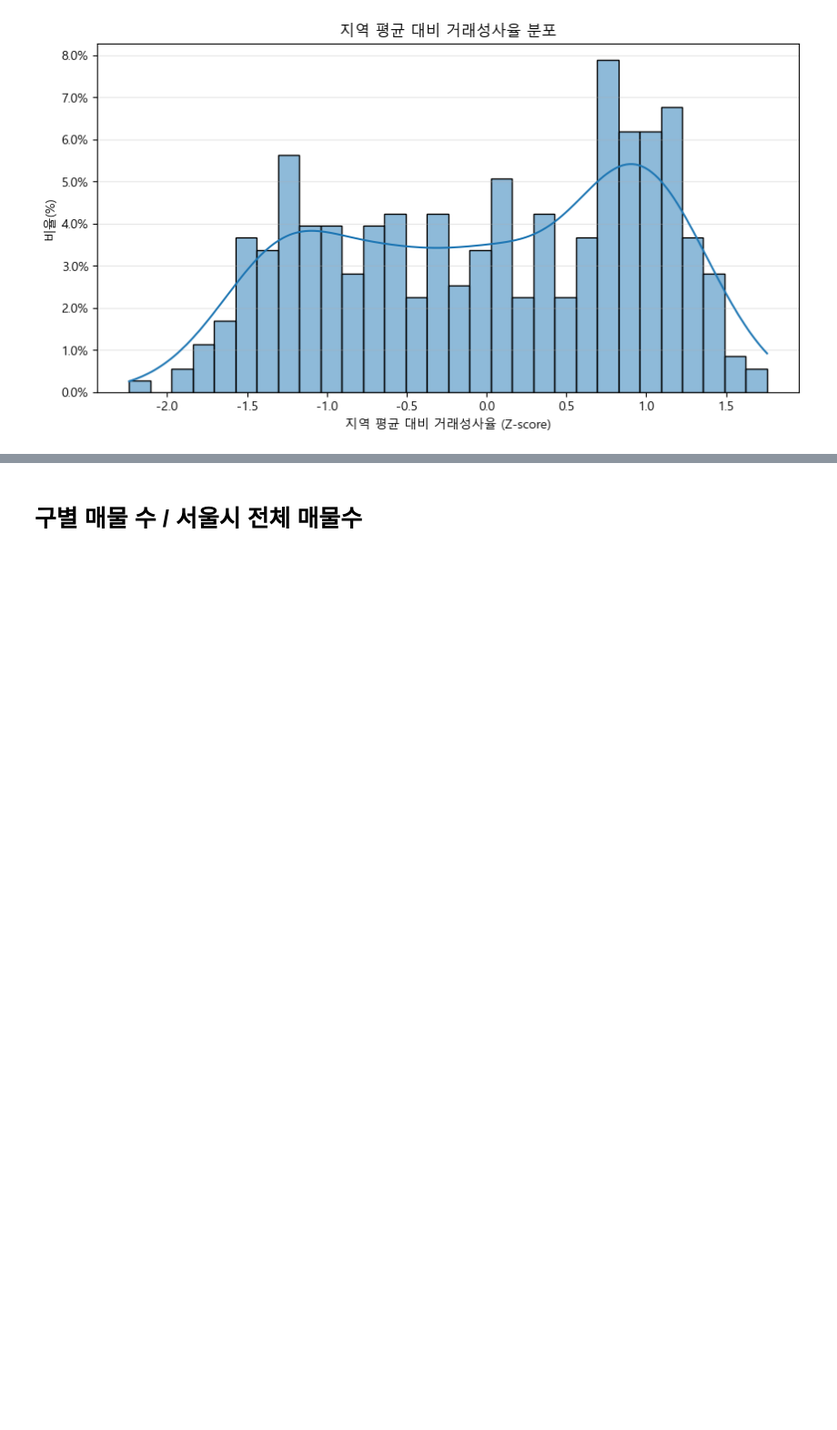
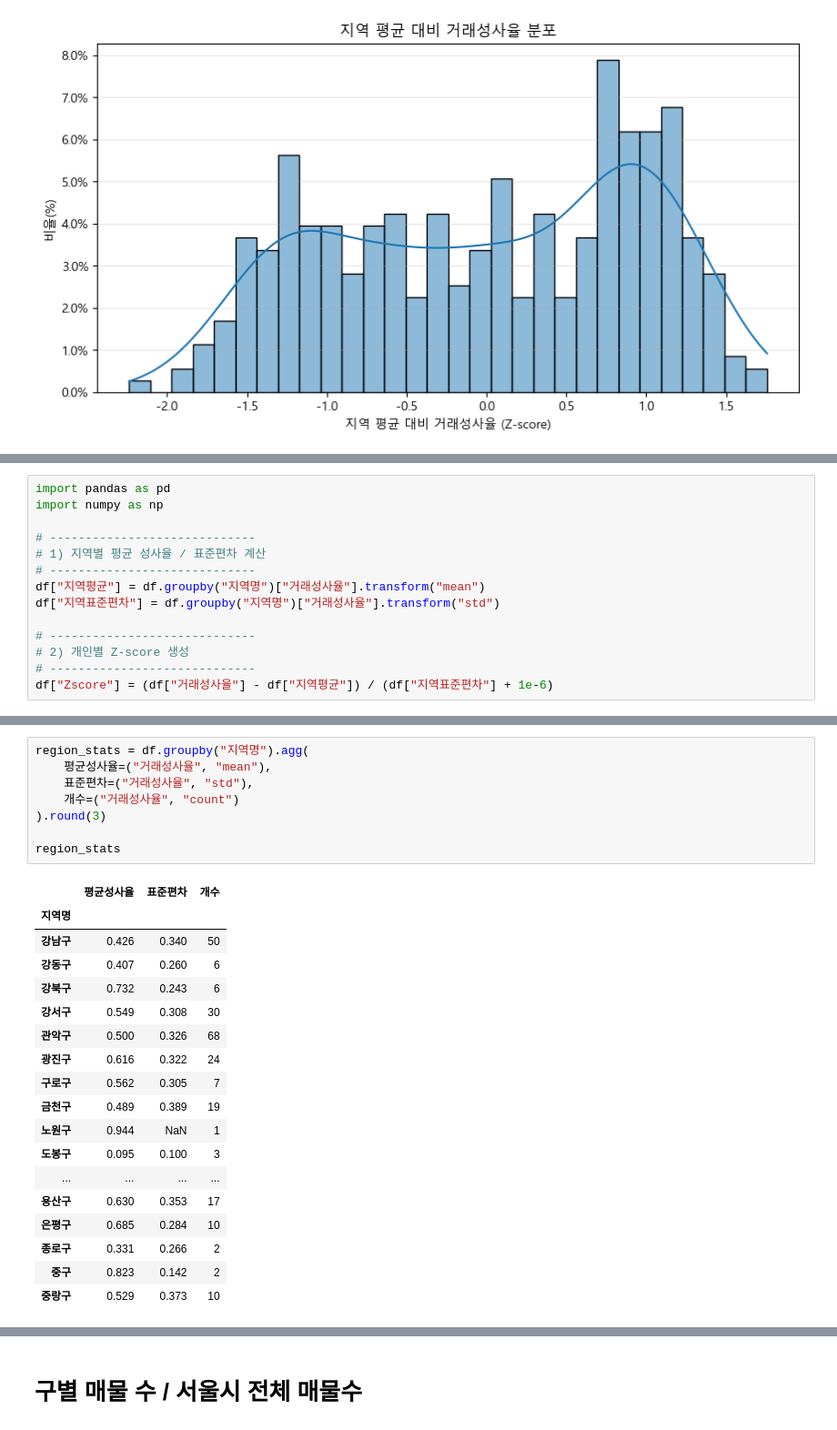
Before and after one commit to eunjeong0911/Property-recommend, a Jupyter notebook: apps/reco/models/trust_model/data_preprocessing/analytics.ipynb, the cells around one changed output, grey strips where cells are left out. Shown at 91% size. Drawn from its saved outputs; the diff is of its cells as text; blank space fills up the shorter version.

```diff
--- a/apps/reco/models/trust_model/data_preprocessing/analytics.ipynb
+++ b/apps/reco/models/trust_model/data_preprocessing/analytics.ipynb
@@ -143,0 +148,14 @@ plt.show()
+# %%
+import pandas as pd
+import numpy as np
+
+# -----------------------------
+# 1) 지역별 평균 성사율 / 표준편차 계산
+# -----------------------------
+df["지역평균"] = df.groupby("지역명")["거래성사율"].transform("mean")
+df["지역표준편차"] = df.groupby("지역명")["거래성사율"].transform("std")
+
+# -----------------------------
+# 2) 개인별 Z-score 생성
+# -----------------------------
+df["Zscore"] = (df["거래성사율"] - df["지역평균"]) / (df["지역표준편차"] + 1e-6)
@@ -143,0 +236,27 @@ plt.show()
+# %%
+region_stats = df.groupby("지역명").agg(
+    평균성사율=("거래성사율", "mean"),
+    표준편차=("거래성사율", "std"),
+    개수=("거래성사율", "count")
+).round(3)
+
+region_stats
+# %% [output]
+|  | 평균성사율 | 표준편차 | 개수 |
+| 지역명 |  |  |  |
+| 강남구 | 0.426 | 0.340 | 50 |
+| 강동구 | 0.407 | 0.260 | 6 |
+| 강북구 | 0.732 | 0.243 | 6 |
+| 강서구 | 0.549 | 0.308 | 30 |
+| 관악구 | 0.500 | 0.326 | 68 |
+| 광진구 | 0.616 | 0.322 | 24 |
+| 구로구 | 0.562 | 0.305 | 7 |
+| 금천구 | 0.489 | 0.389 | 19 |
+| 노원구 | 0.944 | NaN | 1 |
+| 도봉구 | 0.095 | 0.100 | 3 |
+| ... | ... | ... | ... |
+| 용산구 | 0.630 | 0.353 | 17 |
+| 은평구 | 0.685 | 0.284 | 10 |
+| 종로구 | 0.331 | 0.266 | 2 |
+| 중구 | 0.823 | 0.142 | 2 |
+| 중랑구 | 0.529 | 0.373 | 10 |
```
Also changed, not shown: parts of 15 cells of this notebook, 9 other files.
